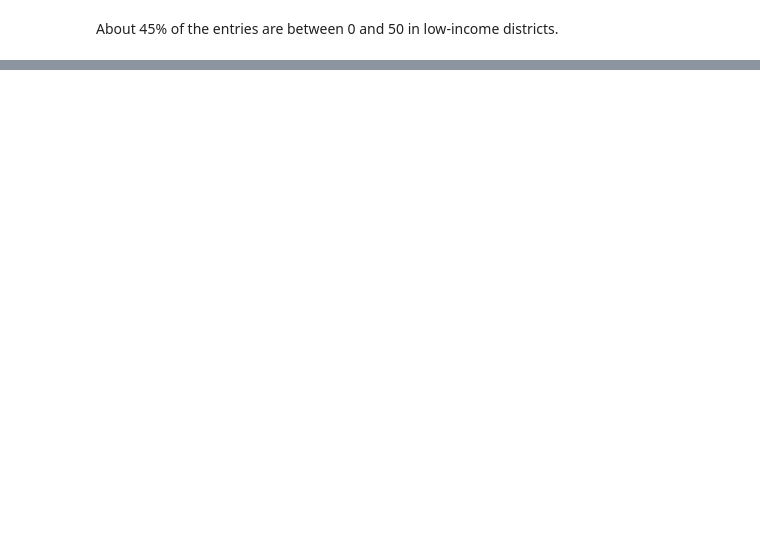
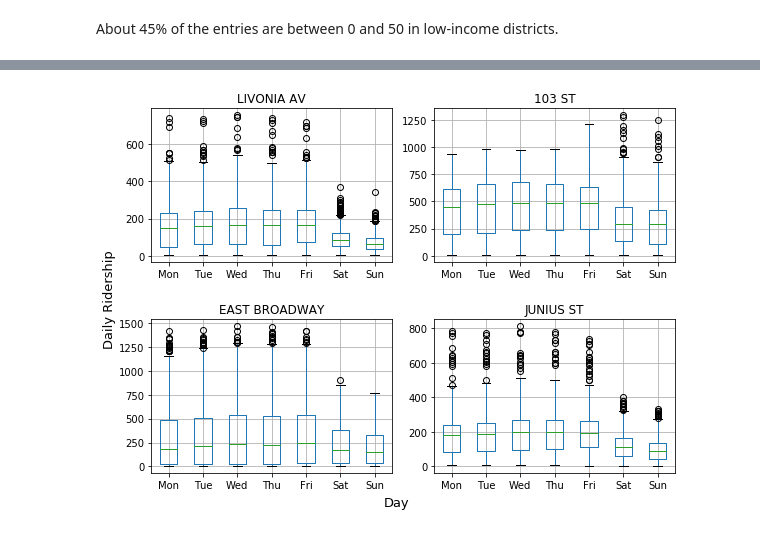
Before and after one commit to brendanlafferty/MTA-EDA, a Jupyter notebook: 01-mta-project1.ipynb, the cells around one changed output, grey strips where cells are left out. Cells and saved outputs as stored; diff of their text form; code cells hidden in the pictures; blank space fills up the shorter version.

```diff
--- a/01-mta-project1.ipynb
+++ b/01-mta-project1.ipynb
@@ -199,6 +178,7 @@ final_df['DIFF_HRS'] = final_df.sort_values(['C/A','UNIT','SCP','STATION','DATET
 final_df['DIFF_ENTRIES'] = final_df.sort_values(['C/A','UNIT','SCP','STATION','DATETIME']).groupby(['C/A','UNIT','SCP','STATION'])['ENTRIES'].transform(pd.Series.diff)
 final_df['DIFF_EXITS'] = final_df.sort_values(['C/A','UNIT','SCP','STATION','DATETIME']).groupby(['C/A','UNIT','SCP','STATION'])['EXITS'].transform(pd.Series.diff)
 final_df['DAY'] = final_df['DATETIME'].dt.dayofweek # 0 = Monday
+final_df['TIME'] = pd.to_datetime(final_df['TIME']).dt.time # Convert TIME to timestamp time
 
 print("NUMBER OF NEGATIVE DIFF_ENTRIES: ",final_df.loc[final_df.DIFF_ENTRIES < 0, 'DIFF_ENTRIES'].count())
 print("NUMBER OF NEGATIVE DIFF_EXITS: ",final_df.loc[final_df.DIFF_EXITS < 0, 'DIFF_EXITS'].count())
@@ -339,0 +288,19 @@ plt.savefig('./figures/Proportion of ridership.svg')
+# %%
+fig, ax = plt.subplots(2, 2, figsize=(8,6))
+for i, statline_name in enumerate(statline_names):
+    final_df.loc[(final_df.STATION_LINENAME == statline_name), ['DAY','RIDERSHIP']].\
+    boxplot(by = ['DAY'],figsize=(10,3), ax=ax.flatten()[i])
+plt.suptitle('',y=1.02)
+plt.tight_layout(pad = 1.0)
+k = 0
+for i in range(2):
+    for j in range(2):
+        ax[i, j].set_title(statline_names[k][0])
+        ax[i, j].set_xticklabels(['Mon', 'Tue', 'Wed', 'Thu', 'Fri', 'Sat', 'Sun'], fontdict=None, minor=False);
+        ax[i, j].set_xlabel(''); ax[i, j].set_ylabel('')
+        k += 1
+fig.text(0.5, 0.02, 'Day', ha='center', fontsize=13)
+fig.text(-0.01, 0.5, 'Daily Ridership', va='center', rotation='vertical', fontsize=13)
+plt.savefig('./figures/Daily ridership at the four stations across days.png',dpi=300, bbox_inches = "tight")
+# %% [output]
+[figure, added]
```
Also changed, not shown: parts of 25 cells of this notebook.
